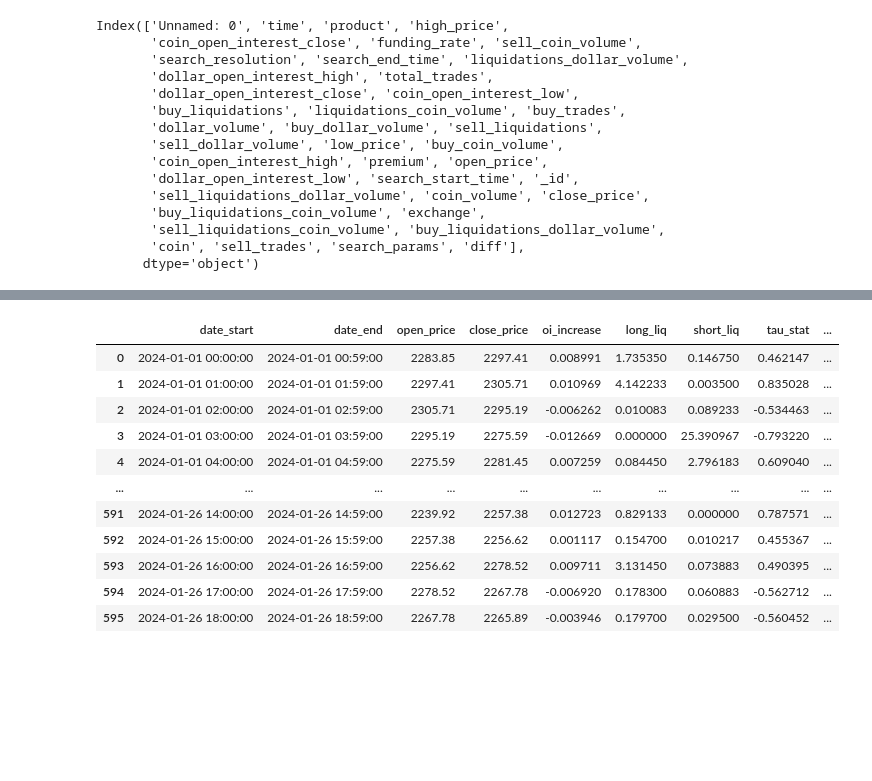
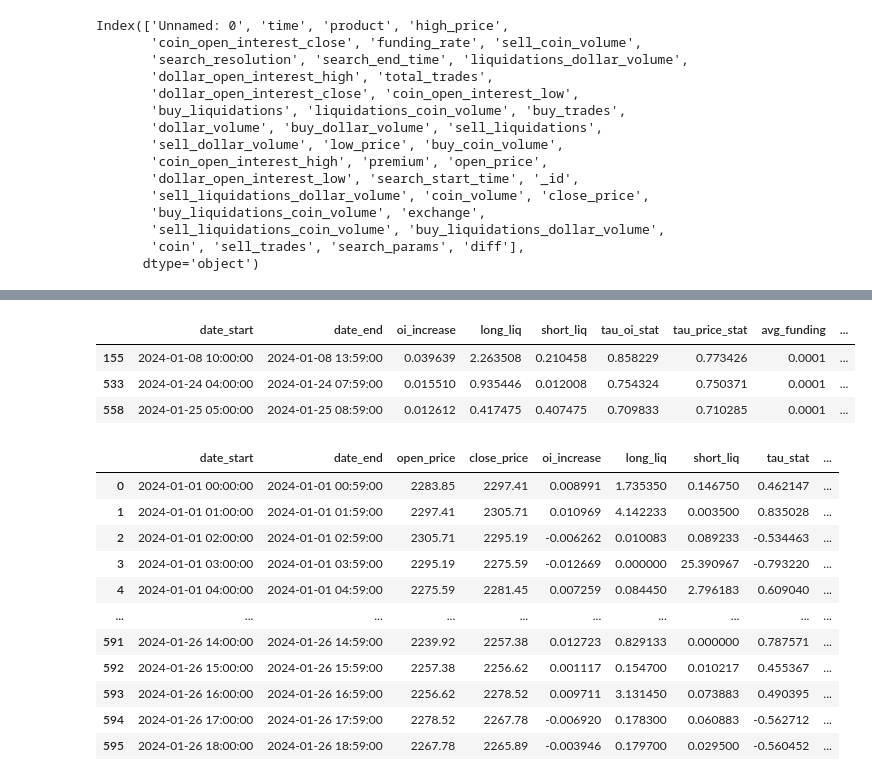
Before and after one commit to voskart/signal_generation, a Jupyter notebook: src/trend.ipynb, the cells around one changed output, grey strips where cells are left out. Cells and saved outputs as stored; diff of their text form; code cells hidden in the pictures; blank space fills up the shorter version.

```diff
--- a/src/trend.ipynb
+++ b/src/trend.ipynb
@@ -216,3 +231,13 @@ plt.show()
+# %%
+
+df_up = df.loc[ (df['tau_price_stat']>0.7) & (df['tau_oi_stat']>0.7) & ((df['avg_funding']<-0.0001) | (df['avg_premium']< 0 ))]
+
+df_up
+# %% [output]
+|  | date_start | date_end | oi_increase | long_liq | short_liq | tau_oi_stat | tau_price_stat | avg_funding | ... |
+| 155 | 2024-01-08 10:00:00 | 2024-01-08 13:59:00 | 0.039639 | 2.263508 | 0.210458 | 0.858229 | 0.773426 | 0.0001 | ... |
+| 533 | 2024-01-24 04:00:00 | 2024-01-24 07:59:00 | 0.015510 | 0.935446 | 0.012008 | 0.754324 | 0.750371 | 0.0001 | ... |
+| 558 | 2024-01-25 05:00:00 | 2024-01-25 08:59:00 | 0.012612 | 0.417475 | 0.407475 | 0.709833 | 0.710285 | 0.0001 | ... |
 # %%
 df
 # %% [output]
```
Also changed, not shown: parts of 2 cells of this notebook.
